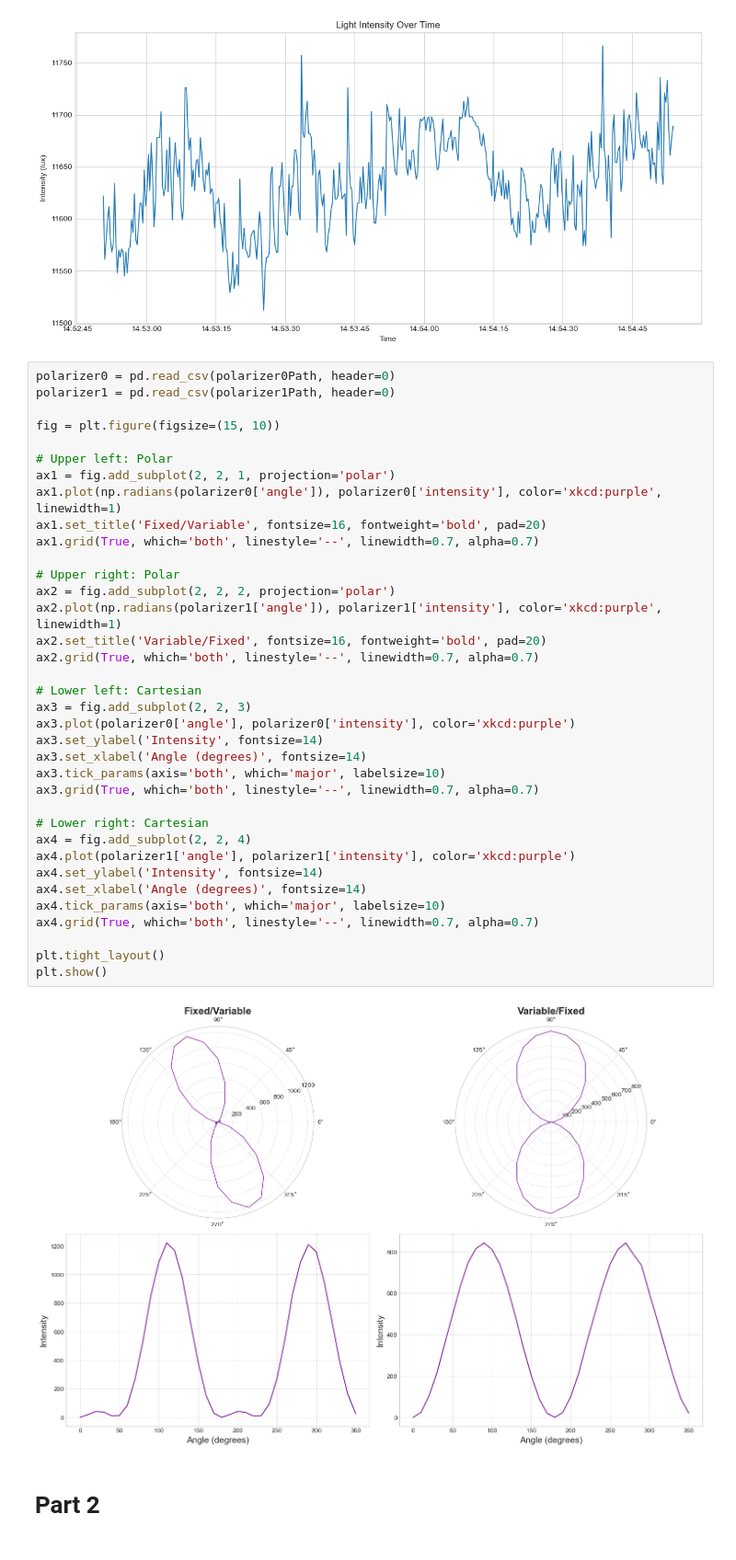
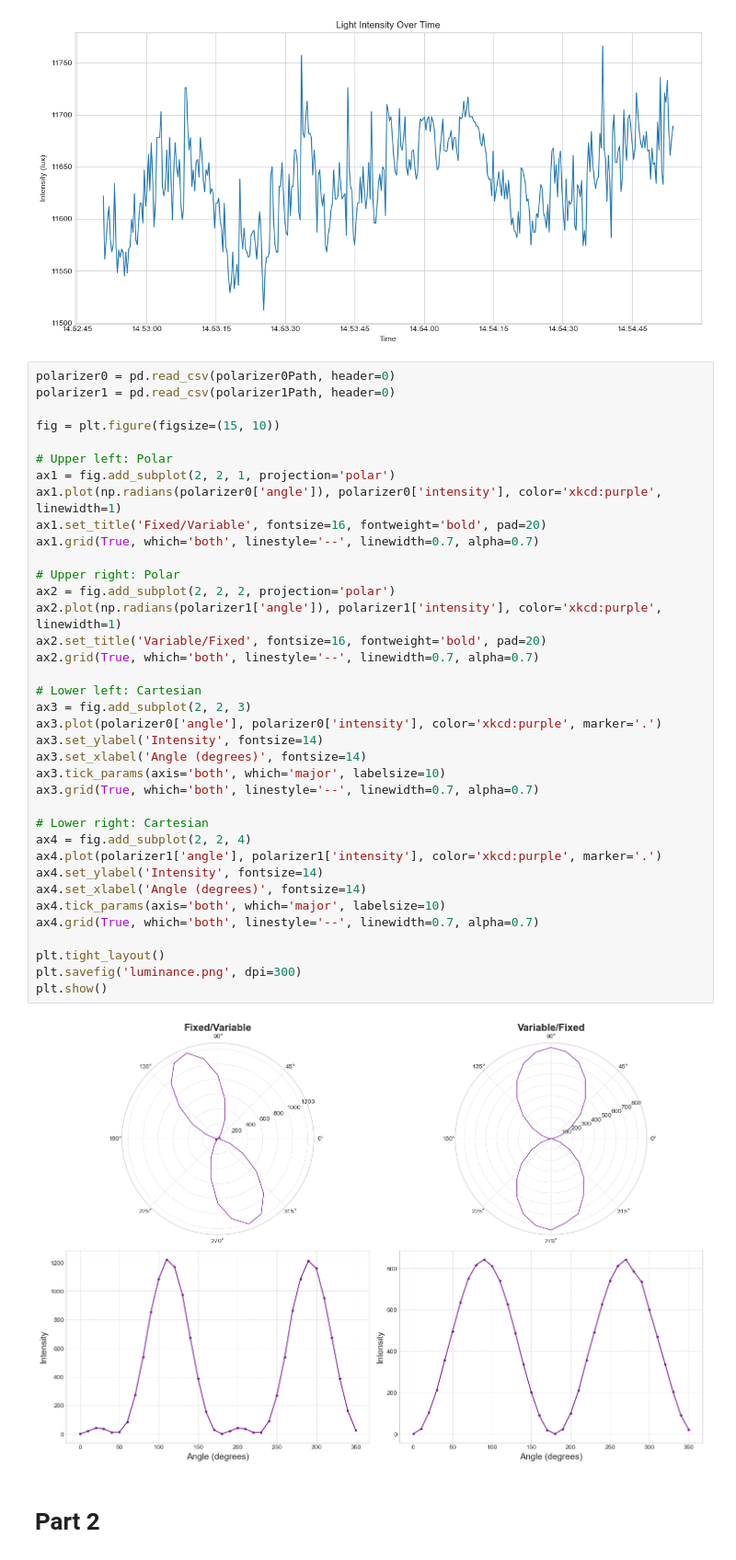
Before and after one commit to rifu-uni/optics-acoustics, a Jupyter notebook: 02_malusLaw/malus.ipynb, the cells around one changed output. Shown at 92% size. Cells and saved outputs as stored; diff of their text form.

```diff
--- a/02_malusLaw/malus.ipynb
+++ b/02_malusLaw/malus.ipynb
@@ -36,36 +39,37 @@ fig = plt.figure(figsize=(15, 10))
 
 # Upper left: Polar
 ax1 = fig.add_subplot(2, 2, 1, projection='polar')
 ax1.plot(np.radians(polarizer0['angle']), polarizer0['intensity'], color='xkcd:purple', linewidth=1)
 ax1.set_title('Fixed/Variable', fontsize=16, fontweight='bold', pad=20)
 ax1.grid(True, which='both', linestyle='--', linewidth=0.7, alpha=0.7)
 
 # Upper right: Polar
 ax2 = fig.add_subplot(2, 2, 2, projection='polar')
 ax2.plot(np.radians(polarizer1['angle']), polarizer1['intensity'], color='xkcd:purple', linewidth=1)
 ax2.set_title('Variable/Fixed', fontsize=16, fontweight='bold', pad=20)
 ax2.grid(True, which='both', linestyle='--', linewidth=0.7, alpha=0.7)
 
 # Lower left: Cartesian
 ax3 = fig.add_subplot(2, 2, 3)
-ax3.plot(polarizer0['angle'], polarizer0['intensity'], color='xkcd:purple')
+ax3.plot(polarizer0['angle'], polarizer0['intensity'], color='xkcd:purple', marker='.')
 ax3.set_ylabel('Intensity', fontsize=14)
 ax3.set_xlabel('Angle (degrees)', fontsize=14)
 ax3.tick_params(axis='both', which='major', labelsize=10)
 ax3.grid(True, which='both', linestyle='--', linewidth=0.7, alpha=0.7)
 
 # Lower right: Cartesian
 ax4 = fig.add_subplot(2, 2, 4)
-ax4.plot(polarizer1['angle'], polarizer1['intensity'], color='xkcd:purple')
+ax4.plot(polarizer1['angle'], polarizer1['intensity'], color='xkcd:purple', marker='.')
 ax4.set_ylabel('Intensity', fontsize=14)
 ax4.set_xlabel('Angle (degrees)', fontsize=14)
 ax4.tick_params(axis='both', which='major', labelsize=10)
 ax4.grid(True, which='both', linestyle='--', linewidth=0.7, alpha=0.7)
 
 plt.tight_layout()
+plt.savefig('luminance.png', dpi=300)
 plt.show()
 # %% [output]
-[figure, old version]
+[figure, new version]
 # %% [markdown]
 # Part 2
 # %%
```
Also changed, not shown: parts of 8 cells of this notebook, 4 other files.
